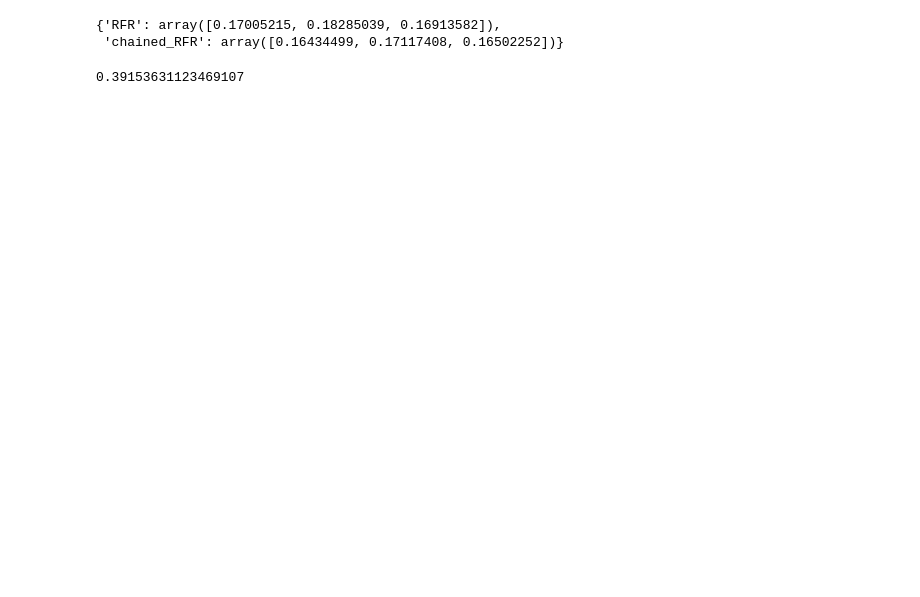
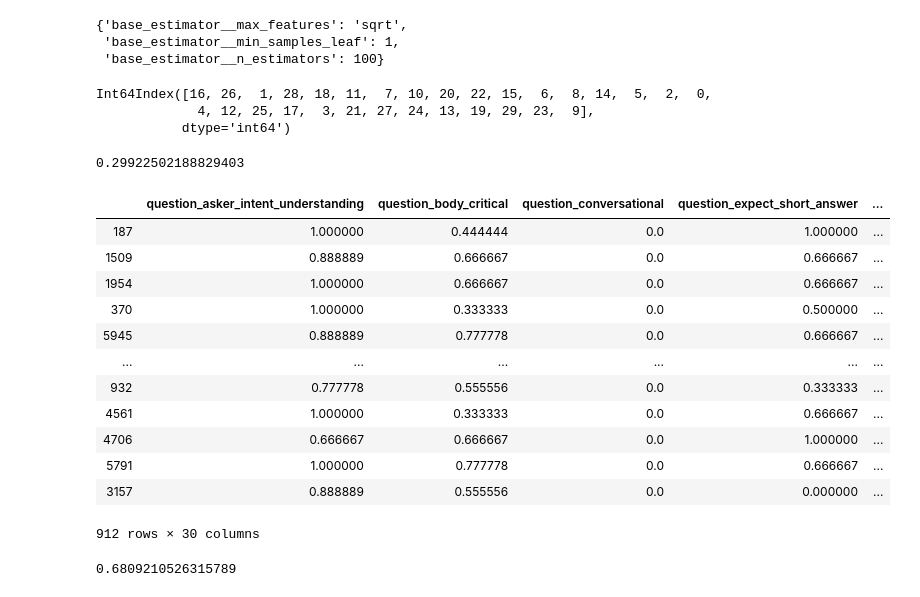
Before and after one commit to coralie111/qa_project, a Jupyter notebook: model_selection_def.ipynb, the cells around one changed output. Cells and saved outputs as stored; diff of their text form; code cells hidden in the pictures; blank space fills up the shorter version.

```diff
--- a/model_selection_def.ipynb
+++ b/model_selection_def.ipynb
@@ -193,8 +253,6 @@ from sklearn.datasets import make_multilabel_classification
 from sklearn.multioutput import MultiOutputClassifier
 from sklearn.ensemble import RandomForestRegressor
 from sklearn.multioutput import RegressorChain
-
-X_train, X_test, y_train, y_test = train_test_split(X_transformed, y_transformed, test_size=.2, random_state=111)
 
 clf_rfr = RandomForestRegressor(random_state=0)
 
@@ -233,9 +291,6 @@ for name, gs in gridcvs.items():
     outer_scores[name] = nested_score
 
 outer_scores
-# %% [output]
-{'RFR': array([0.17005215, 0.18285039, 0.16913582]),
- 'chained_RFR': array([0.16434499, 0.17117408, 0.16502252])}
 # %%
 chain = gridcvs['chained_RFR']
 chain.fit(X_train, y_train)
@@ -259,31 +314,33 @@ from sklearn.ensemble import RandomForestRegressor
 from sklearn.multioutput import ClassifierChain
 from sklearn.multioutput import RegressorChain
 
-
-X_train, X_test, y_train, y_test = train_test_split(X_transformed, y_transformed, test_size=.2, random_state=111)
-
-
-clf_rfr = RandomForestRegressor(random_state=0, verbose=1)
+clf_rfr = RandomForestRegressor(random_state=0)
 
 param_grid_rfr = [{'n_estimators': [10, 50, 100],
                    'min_samples_leaf': [1, 3, 5],
                    'max_features': ['sqrt', 'log2']}]
 
 
-clf_chain = RegressorChain(RandomForestRegressor(random_state=0), order=None, cv=None, random_state=0)
+clf_chain = RegressorChain(RandomForestRegressor(random_state=0),
+                           order=[16,26,18,28,1,11,7,20,10,8,15,6,5,2,22,14,0,4,12,17,3,27,25,29,13,23,21,24,19,9],
+                           cv=None,
+                           random_state=0)
 
-param_grid_chain = [{'base_estimator__n_estimators': [10, 50, 100],
-                   'base_estimator__min_samples_leaf': [1, 3, 5],
-                   'base_estimator__max_features': ['sqrt', 'log2']}]
+param_grid_chain = [{'base_estimator__n_estimators': [100],
+                   'base_estimator__min_samples_leaf': [1, 3],
+                   'base_estimator__max_features': ['sqrt']}]
 
 
 gcv = GridSearchCV(clf_chain,param_grid_chain,cv=3, refit=True)
 # %%
-X_train, X_test, y_train, y_test = train_test_split(X_transformed, y_transformed, test_size=.2, random_state=111)
-
-
 gcv.fit(X_train, y_train)
 y_pred = gcv.predict(X_train)
+# %%
+gcv.best_params_
+# %% [output]
+{'base_estimator__max_features': 'sqrt',
+ 'base_estimator__min_samples_leaf': 1,
+ 'base_estimator__n_estimators': 100}
 # %%
 import numpy as np
 from scipy import stats
@@ -297,5 +354,47 @@ for col in range(len(y_test.columns)):
 mean_spearman = np.mean(corrs)
 
 mean_spearman
+pd.DataFrame({'target':list(y_test.columns), 'score':corrs}).sort_values(by='score', ascending=False).index
 # %% [output]
-0.39153631123469107
+Int64Index([16, 26,  1, 28, 18, 11,  7, 10, 20, 22, 15,  6,  8, 14,  5,  2,  0,
+             4, 12, 25, 17,  3, 21, 27, 24, 13, 19, 29, 23,  9],
+           dtype='int64')
+# %%
+
+mean_spearman
+# %% [output]
+0.29922502188829403
+# %%
+y_test
+# %% [output]
+|  | question_asker_intent_understanding | question_body_critical | question_conversational | question_expect_short_answer | ... |
+| 187 | 1.000000 | 0.444444 | 0.0 | 1.000000 | ... |
+| 1509 | 0.888889 | 0.666667 | 0.0 | 0.666667 | ... |
+| 1954 | 1.000000 | 0.666667 | 0.0 | 0.666667 | ... |
+| 370 | 1.000000 | 0.333333 | 0.0 | 0.500000 | ... |
+| 5945 | 0.888889 | 0.777778 | 0.0 | 0.666667 | ... |
+| ... | ... | ... | ... | ... | ... |
+| 932 | 0.777778 | 0.555556 | 0.0 | 0.333333 | ... |
+| 4561 | 1.000000 | 0.333333 | 0.0 | 0.666667 | ... |
+| 4706 | 0.666667 | 0.666667 | 0.0 | 1.000000 | ... |
+| 5791 | 1.000000 | 0.777778 | 0.0 | 0.666667 | ... |
+| 3157 | 0.888889 | 0.555556 | 0.0 | 0.000000 | ... |
+912 rows × 30 columns
+# %%
+y_test_cut= y_test.apply(lambda x: pd.cut(x,
+                        [-0.1, .25, .5, .75, 1.1],
+                        labels=['low', 'medium-', 'medium+', 'high']))
+
+y_pred_cut= pd.DataFrame(y_pred).apply(lambda x: pd.cut(x,
+                        [-0.1, .25, .5, .75, 1.1],
+                        labels=['low', 'medium-', 'medium+', 'high']))
+
+from sklearn.metrics import accuracy_score
+scores=[]
+for col in range(len(y_test.columns)):
+    scores.append(accuracy_score(y_test_cut.iloc[:,col], y_pred_cut.iloc[:,col]))
+
+mean_scores = np.mean(scores)
+mean_scores
+# %% [output]
+0.6809210526315789
```
Also changed, not shown: parts of 6 cells of this notebook.
